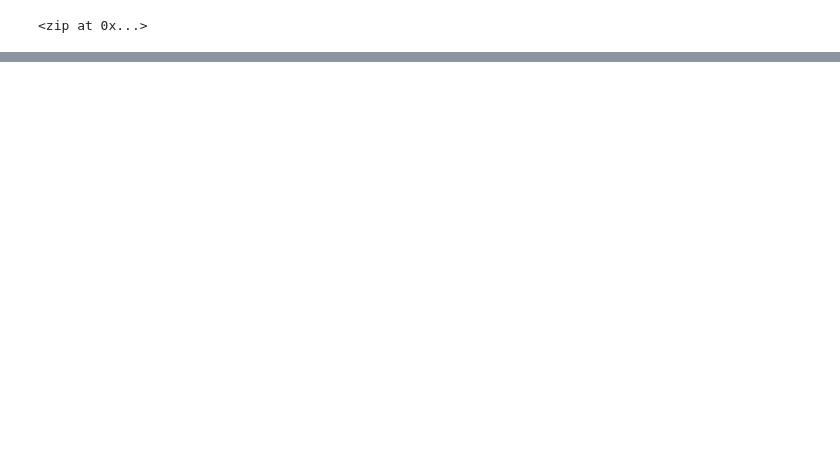
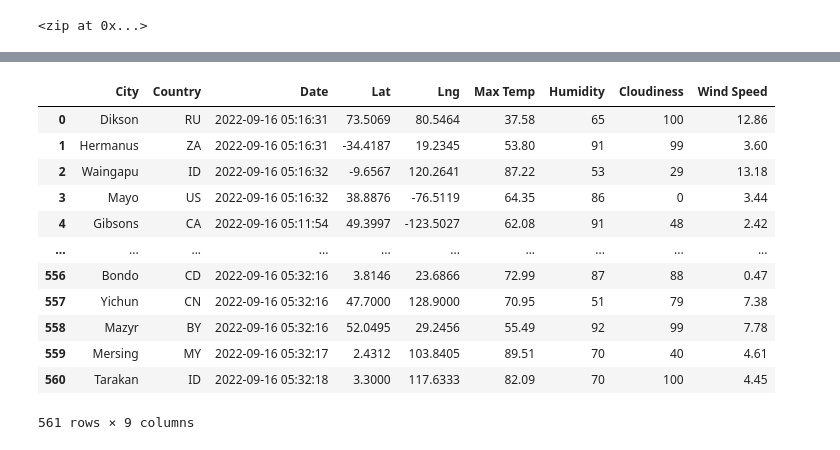
Before and after one commit to jenny0741/world_weather_analysis, a Jupyter notebook: WeatherPy.ipynb, the cells around one changed output, grey strips where cells are left out. Saved outputs shown, nothing was run; the diff lists cells and outputs as text; code cells hidden in the pictures; blank space fills up the shorter version.

```diff
--- a/WeatherPy.ipynb
+++ b/WeatherPy.ipynb
@@ -200,0 +191,4 @@ NameError: name 'time' is not defined
+# %%
+city_data_df = pd.DataFrame(city_data)
+
+city_data_df.head()
@@ -200,0 +202,20 @@ NameError: name 'time' is not defined
+# %%
+column_order = ["City", "Country", "Date", "Lat", "Lng", "Max Temp", "Humidity", "Cloudiness", "Wind Speed"]
+
+new_city_data_df = city_data_df[column_order]
+# %%
+new_city_data_df
+# %% [output]
+|  | City | Country | Date | Lat | Lng | Max Temp | Humidity | Cloudiness | Wind Speed |
+| 0 | Dikson | RU | 2022-09-16 05:16:31 | 73.5069 | 80.5464 | 37.58 | 65 | 100 | 12.86 |
+| 1 | Hermanus | ZA | 2022-09-16 05:16:31 | -34.4187 | 19.2345 | 53.80 | 91 | 99 | 3.60 |
+| 2 | Waingapu | ID | 2022-09-16 05:16:32 | -9.6567 | 120.2641 | 87.22 | 53 | 29 | 13.18 |
+| 3 | Mayo | US | 2022-09-16 05:16:32 | 38.8876 | -76.5119 | 64.35 | 86 | 0 | 3.44 |
+| 4 | Gibsons | CA | 2022-09-16 05:11:54 | 49.3997 | -123.5027 | 62.08 | 91 | 48 | 2.42 |
+| ... | ... | ... | ... | ... | ... | ... | ... | ... | ... |
+| 556 | Bondo | CD | 2022-09-16 05:32:16 | 3.8146 | 23.6866 | 72.99 | 87 | 88 | 0.47 |
+| 557 | Yichun | CN | 2022-09-16 05:32:16 | 47.7000 | 128.9000 | 70.95 | 51 | 79 | 7.38 |
+| 558 | Mazyr | BY | 2022-09-16 05:32:16 | 52.0495 | 29.2456 | 55.49 | 92 | 99 | 7.78 |
+| 559 | Mersing | MY | 2022-09-16 05:32:17 | 2.4312 | 103.8405 | 89.51 | 70 | 40 | 4.61 |
+| 560 | Tarakan | ID | 2022-09-16 05:32:18 | 3.3000 | 117.6333 | 82.09 | 70 | 100 | 4.45 |
+561 rows × 9 columns
```
Also changed, not shown: parts of 14 cells of this notebook.
